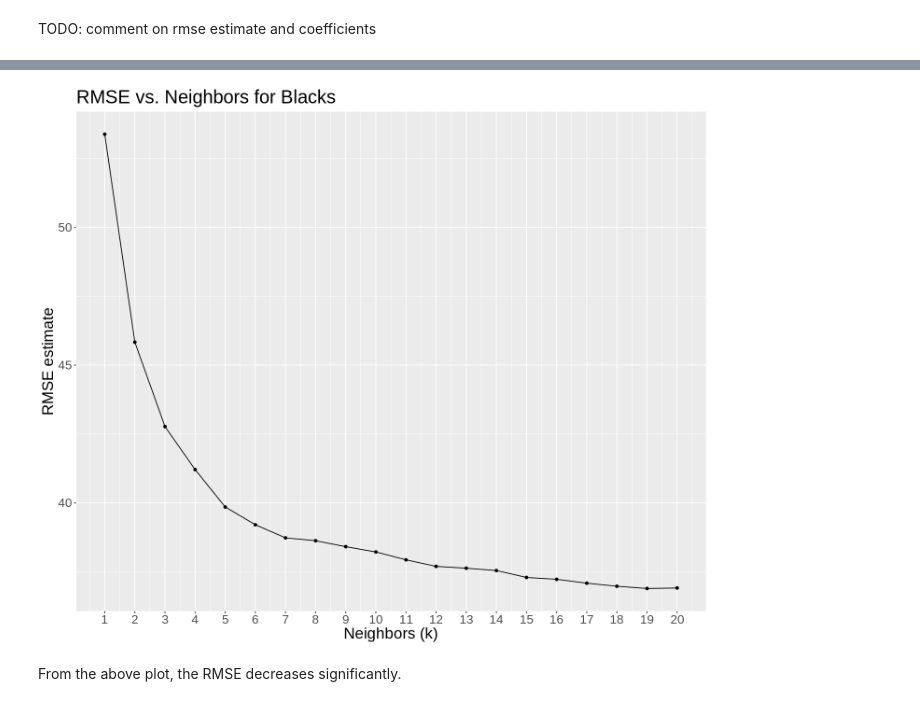
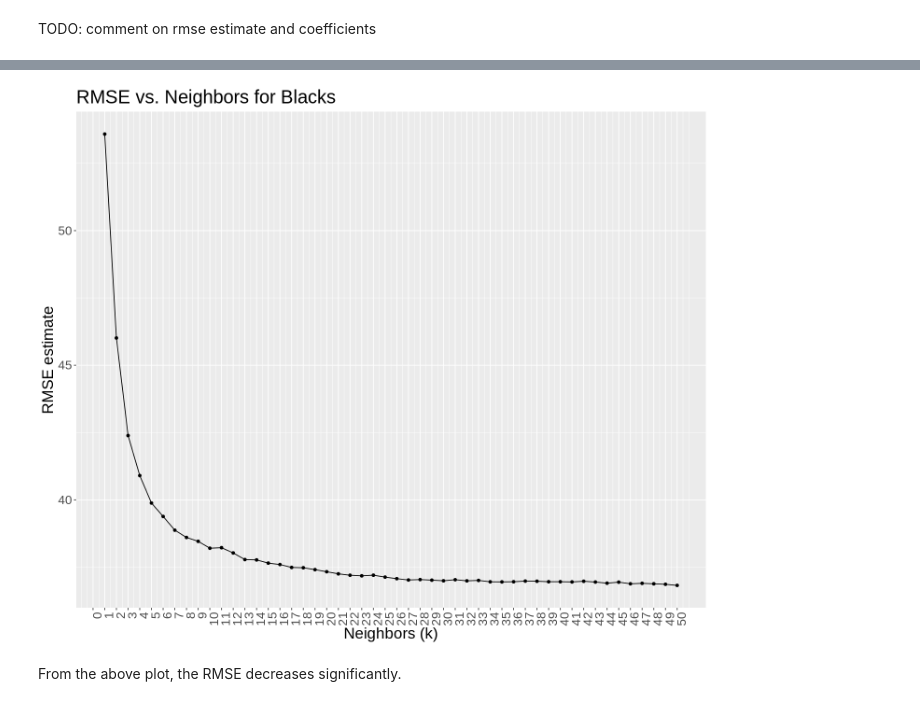
Before and after one commit to JeffreyJPZ/DSCI-100-Group_55-Project, a Jupyter notebook: Group_55-Project.ipynb, the cells around one changed output, grey strips where cells are left out. Drawn from its saved outputs; the diff is of its cells as text; code cells hidden in the pictures.

```diff
--- a/Group_55-Project.ipynb
+++ b/Group_55-Project.ipynb
@@ -522,25 +498,28 @@ For k-nn regression, we need to scale and center our predictor variables.
 # %%
-black_knn_spec <- nearest_neighbor(weight_func = "rectangular", neighbors = tune()) |>
-                    set_engine("kknn") |>
-                    set_mode("regression")
+options(repr.plot.width = 12, repr.plot.height = 10)
+
+knn_spec <- nearest_neighbor(weight_func = "rectangular", neighbors = tune()) |>
+                set_engine("kknn") |>
+                set_mode("regression")
 
 black_knn_recipe <- recipe(ViolentCrimesPerPop ~ racepctblack, data = crime_training) |>
                     step_center(all_predictors()) |>
                     step_scale(all_predictors())
 
-black_vfold <- vfold_cv(crime_training, v = 5, strata = ViolentCrimesPerPop)
+vfold <- vfold_cv(crime_training, v = 5, strata = ViolentCrimesPerPop)
 
-kvals <- tibble(neighbors = seq(from = 1, to = 20, by = 1))
+kvals <- tibble(neighbors = seq(from = 1, to = 50, by = 1))
 
 black_knn_metrics <- workflow() |>
                 add_recipe(black_knn_recipe) |>
-                add_model(black_knn_spec) |>
-                tune_grid(resamples = black_vfold, grid = kvals) |>
+                add_model(knn_spec) |>
+                tune_grid(resamples = vfold, grid = kvals) |>
                 collect_metrics() |>
                 filter(.metric == "rmse") |>
                 select(neighbors, mean)
 
 head(black_knn_metrics)
+tail(black_knn_metrics)
 # %% [output]
 A tibble: 6 × 2
 | neighbors | mean |
@@ -554,15 +542,15 @@ A tibble: 6 × 2
 # %%
 black_k_plot <- black_knn_metrics |>
                 ggplot(aes(x = neighbors, y = mean)) +
                 geom_point() +
                 geom_line() +
                 labs(x = "Neighbors (k)", y = "RMSE estimate", title = "RMSE vs. Neighbors for Blacks") +
-                scale_x_continuous(breaks = seq(0, 20, by = 1)) +
-                theme(text = element_text(size = 20))
+                scale_x_continuous(breaks = seq(0, 50, by = 1)) +
+                theme(axis.text.x = element_text(angle = 90, hjust = 1), text = element_text(size = 20))
 
 black_k_plot
 # %% [output]
-[figure, old version]
+[figure, new version]
 # %% [markdown]
 From the above plot, the RMSE decreases significantly.
 # %%
```
Also changed, not shown: parts of 16 cells of this notebook.
